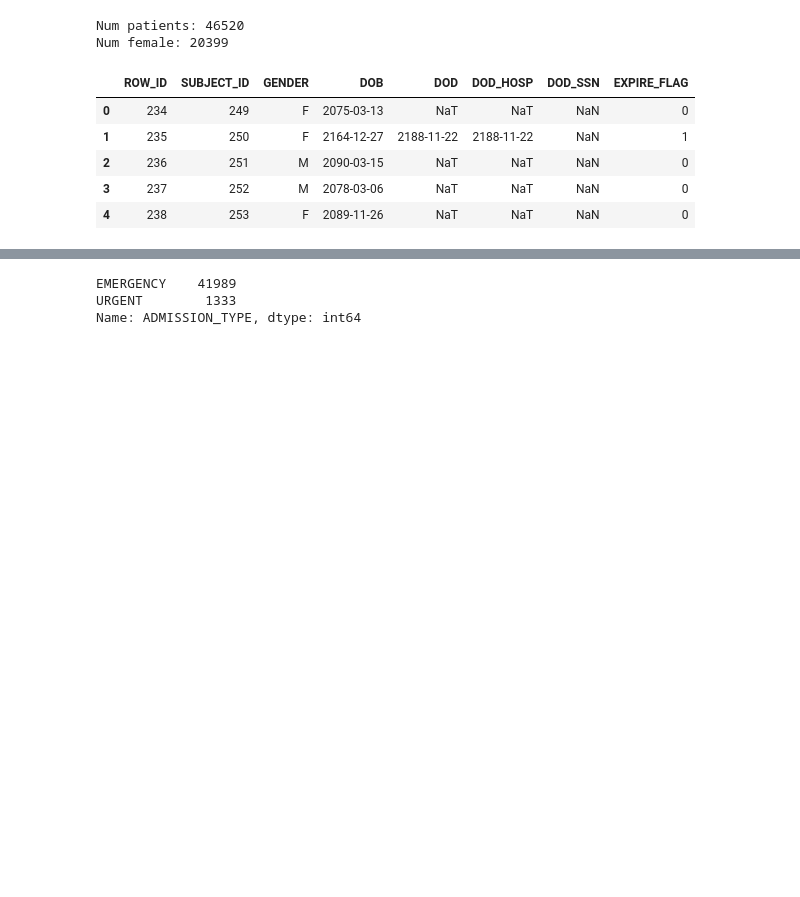
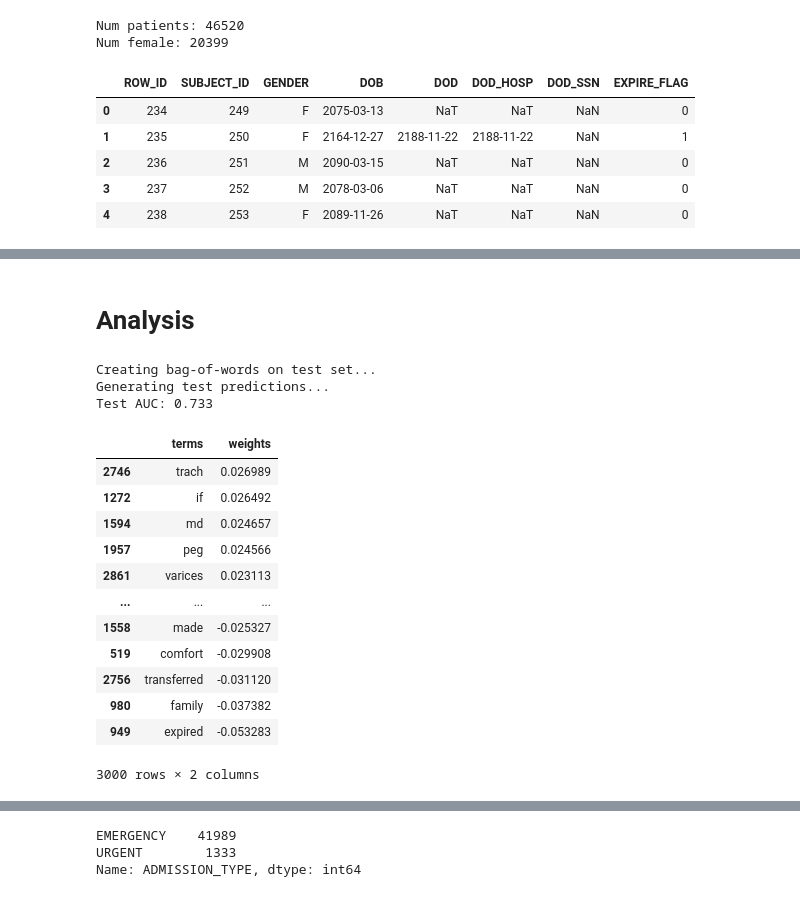
Before and after one commit to kev8484/mimic-models, a Jupyter notebook: MIMIC_NLP_Playground.ipynb, the cells around one changed output, grey strips where cells are left out. Saved outputs shown, nothing was run; the diff lists cells and outputs as text; code cells hidden in the pictures; blank space fills up the shorter version.

```diff
--- a/MIMIC_NLP_Playground.ipynb
+++ b/MIMIC_NLP_Playground.ipynb
@@ -129,0 +345,25 @@ admits[(admits.SUBJECT_ID.isin(deceased_subj_ids)) & (admits.SUBJECT_ID.isin(cop
+# %%
+parameters = {
+    'alpha': (1.0, 0.1, 0.01),
+    'loss': ('hinge', 'log'),
+    'penalty': ('l2', 'elasticnet'),
+    'max_iter': (10,50,80),
+}
+
+# find the best parameters for both the feature extraction and the classifier
+# grid_search = GridSearchCV(pipeline, parameters, scoring='roc_auc', n_jobs=-1, verbose=1)
+grid_search = GridSearchCV(clf, parameters, scoring='roc_auc', n_jobs=-1, verbose=1)
+print("Performing grid search...")
+# print("pipeline:", [name for name, _ in pipeline.steps])
+print("parameters:")
+pprint(parameters)
+t0 = time()
+grid_search.fit(X_train_vect, y_train)
+print("done in %0.3fs" % (time() - t0))
+print()
+
+print("Best score: %0.3f" % grid_search.best_score_)
+print("Best parameters set:")
+best_parameters = grid_search.best_estimator_.get_params()
+for param_name in sorted(parameters.keys()):
+    print("\t%s: %r" % (param_name, best_parameters[param_name]))
@@ -129,0 +389,14 @@ admits[(admits.SUBJECT_ID.isin(deceased_subj_ids)) & (admits.SUBJECT_ID.isin(cop
+# %% [markdown]
+# Analysis
+# %%
+print("Creating bag-of-words on test set...")
+# X_test_vect = vect.transform(X_test)
+model = grid_search.best_estimator_
+print("Generating test predictions...")
+y_test_pred = model.decision_function(X_test_vect)
+test_auc = roc_auc_score(y_test, y_test_pred)
+print("Test AUC: {:.3f}".format(test_auc))
+# %% [output]
+Creating bag-of-words on test set...
+Generating test predictions...
+Test AUC: 0.733
@@ -129,0 +409,19 @@ admits[(admits.SUBJECT_ID.isin(deceased_subj_ids)) & (admits.SUBJECT_ID.isin(cop
+# %%
+weights_df = pd.DataFrame({'terms': vect.get_feature_names(),'weights': model.coef_.flatten(),})
+weights_df.sort_values(by='weights', ascending=False)
+
+fig
+# %% [output]
+|  | terms | weights |
+| 2746 | trach | 0.026989 |
+| 1272 | if | 0.026492 |
+| 1594 | md | 0.024657 |
+| 1957 | peg | 0.024566 |
+| 2861 | varices | 0.023113 |
+| ... | ... | ... |
+| 1558 | made | -0.025327 |
+| 519 | comfort | -0.029908 |
+| 2756 | transferred | -0.031120 |
+| 980 | family | -0.037382 |
+| 949 | expired | -0.053283 |
+3000 rows × 2 columns
```
Also changed, not shown: parts of 26 cells of this notebook, 1 other file.
